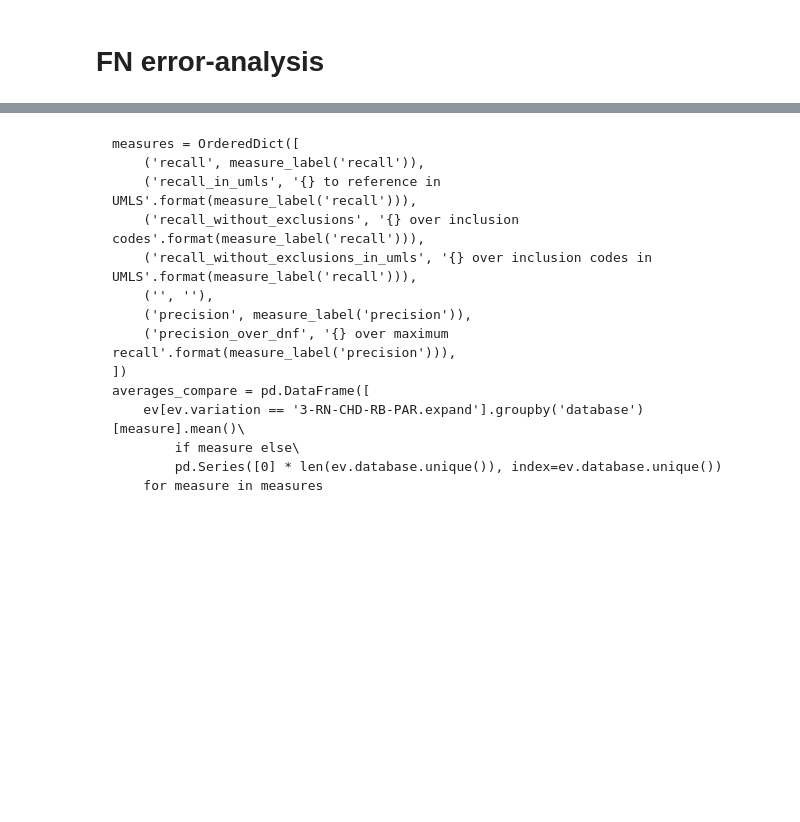
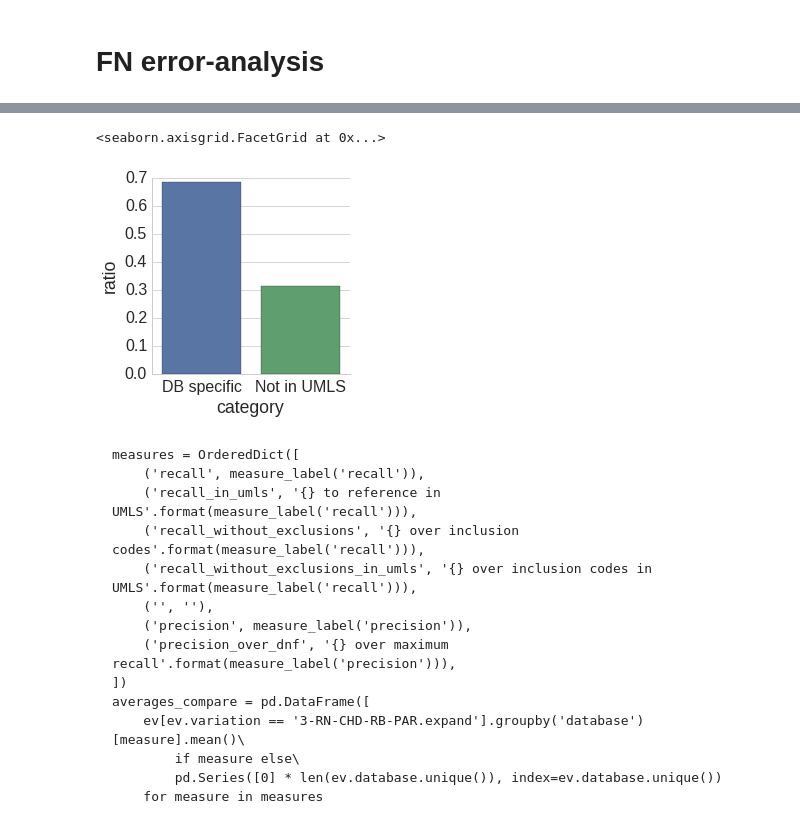
Before and after one commit to mi-erasmusmc/comap, a Jupyter notebook: evaluation/lib/CoMap evaluation.ipynb, the cells around one changed output, grey strips where cells are left out. Saved outputs shown, nothing was run; the diff lists cells and outputs as text; code cells hidden in the pictures; blank space fills up the shorter version.

````diff
--- a/evaluation/lib/CoMap evaluation.ipynb
+++ b/evaluation/lib/CoMap evaluation.ipynb
@@ -954,3 +983,9 @@ counts(fns, 'FN')
+# %%
+(sns.factorplot(kind='bar', data=data[data['error-type'] == 'FN'], x='category', y='ratio',
+                legend=True, legend_out=True, size=4, ci=None))
+# %% [output]
+<seaborn.axisgrid.FacetGrid at 0x...>
+[figure, added]
 # %% [markdown]
 ```
 measures = OrderedDict([
````
Also changed, not shown: parts of 10 cells of this notebook.
